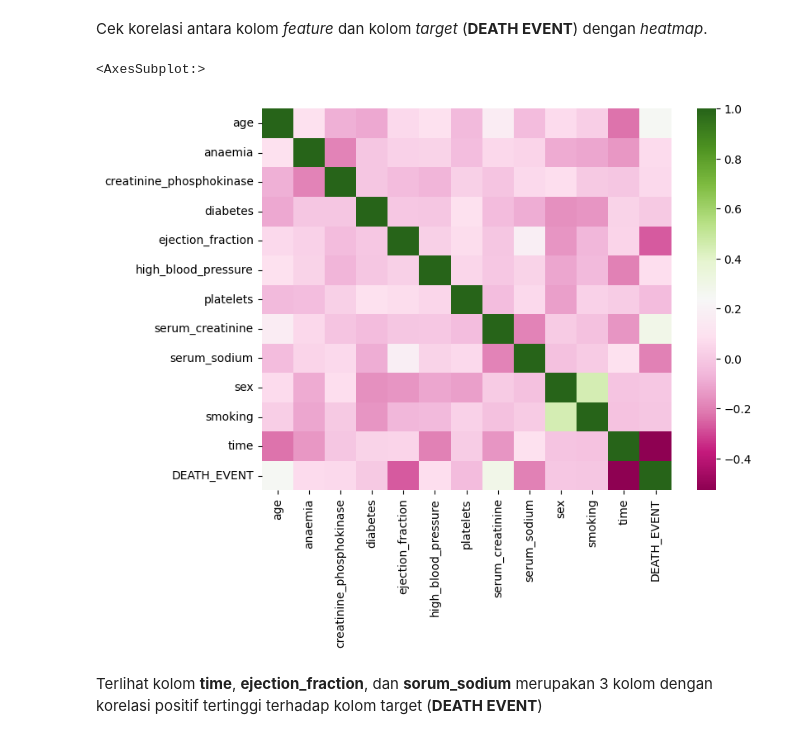
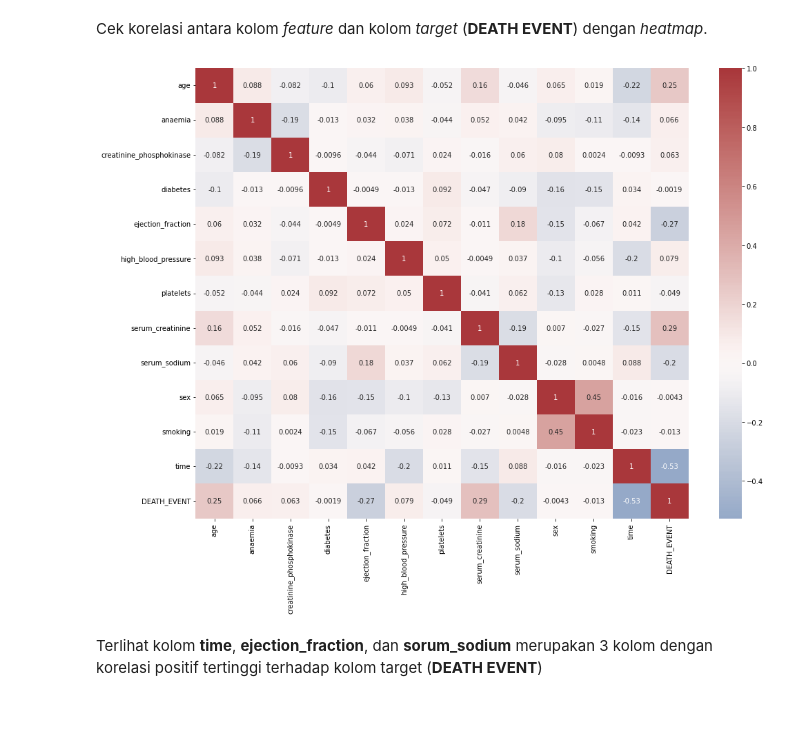
Before and after one commit to alxxtexxr/H8_3, a Jupyter notebook: PYTN_KampusMerdeka_fp3_Alim_Tegar_Wicaksono.ipynb, the cells around one changed output. Cells and saved outputs as stored; diff of their text form; code cells hidden in the pictures; blank space fills up the shorter version.

```diff
--- a/PYTN_KampusMerdeka_fp3_Alim_Tegar_Wicaksono.ipynb
+++ b/PYTN_KampusMerdeka_fp3_Alim_Tegar_Wicaksono.ipynb
@@ -154,11 +151,11 @@ Terlihat kolom **creatinine_phosphokinase** dan **serum_creatinine** miring/*ske
 # %% [markdown]
 Cek korelasi antara kolom *feature* dan kolom *target* (**DEATH EVENT**) dengan *heatmap*.
 # %%
-plt.figure(figsize=(8,6))
-sns.heatmap(df.corr(), cmap='PiYG')
+plt.figure(figsize=(16,12))
+sns.heatmap(df.corr(), annot=True, cmap='vlag', center=0)
+plt.show()
 # %% [output]
-<AxesSubplot:>
-[figure, old version]
+[figure, new version]
 # %% [markdown]
 Terlihat kolom **time**, **ejection_fraction**, dan **sorum_sodium** merupakan 3 kolom dengan korelasi positif tertinggi terhadap kolom target (**DEATH EVENT**)
 # %% [markdown]
```
Also changed, not shown: parts of 40 cells of this notebook, 1 other file.
